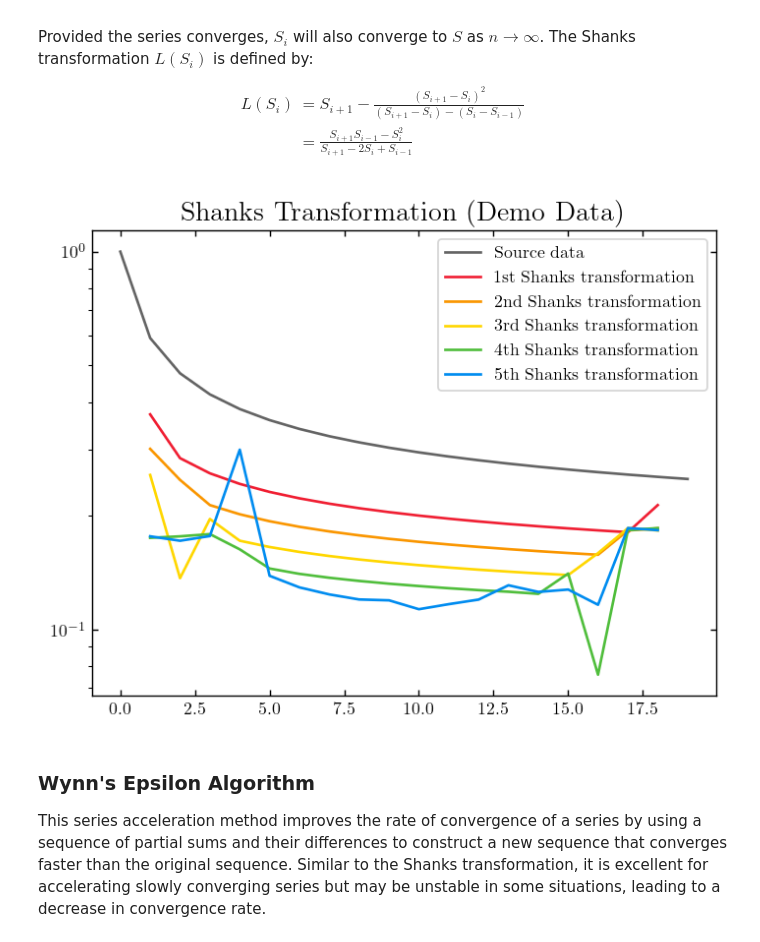
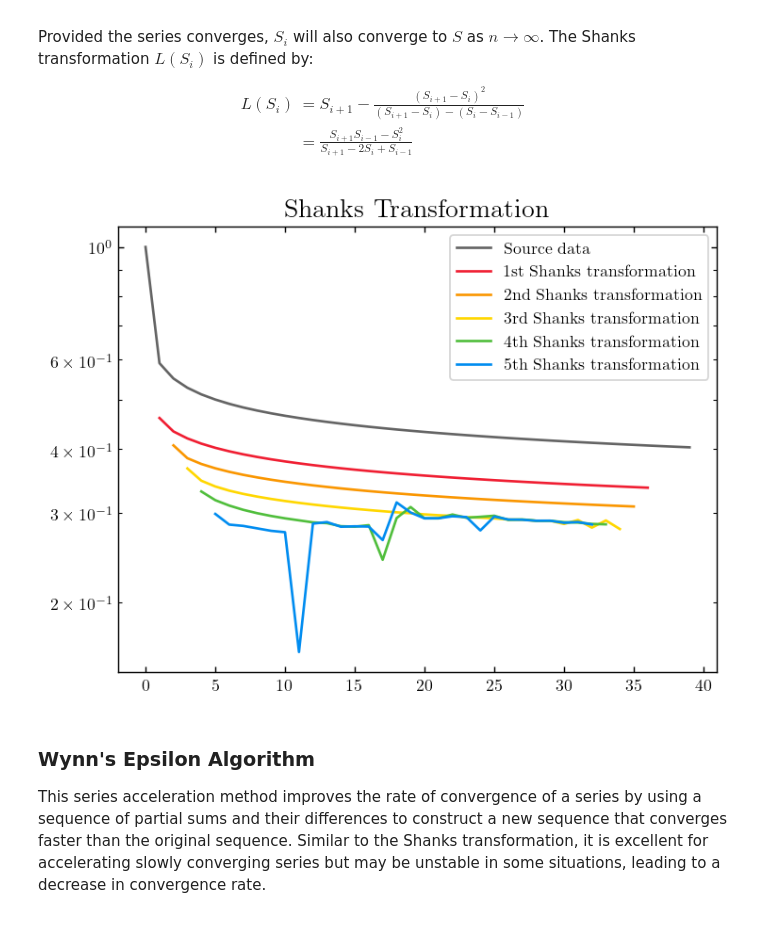
Before and after one commit to Photonico/Computational_Physics_Topics, a Jupyter notebook: Appendix Algorithms and Numerical Methods/Acceleration.ipynb, the cells around one changed output. Drawn from its saved outputs; the diff is of its cells as text; code cells hidden in the pictures.

```diff
--- a/Appendix Algorithms and Numerical Methods/Acceleration.ipynb
+++ b/Appendix Algorithms and Numerical Methods/Acceleration.ipynb
@@ -101,48 +120,48 @@ import numpy as np
 import matplotlib.pyplot as plt
 
 def shanks_transformation_vectorized(data):
-    shifted_left = np.roll(data, -1)
-    shifted_right = np.roll(data, 1)
+    shifted_left = np.pad(data[:-1], (1, 0), mode='constant')
+    shifted_right = np.pad(data[1:], (0, 1), mode='constant')
 
     numerator = data ** 2 - shifted_right * shifted_left
     denominator = 2 * data - shifted_right - shifted_left
 
     transformed_data = np.where((np.arange(len(data)) > 0) & (np.arange(len(data)) < len(data) - 1), numerator / denominator, 0)
 
-    return transformed_data
+    return transformed_data[1:-1]
 
 def apply_shanks_transformations(data, num_iterations):
     return [data := shanks_transformation_vectorized(data) for _ in range(num_iterations+1)]
 
-# Generate a new dataset using the function f(x) = 1/(1+log(x+1))
-X_demo = np.arange(0, 20); Y_demo = 1/(1+np.log(X_demo+1))
+# Generate a new dataset using the function f(x) = 1/(1+log(cbrt(x)+1)) which converges to 0 as x approaches infinity
+X_demo = np.arange(0, 40); Y_demo = 1/(1+np.log(np.cbrt(X_demo)+1))
 
 # Apply Shanks transformations
 num_iterations = 5
 transformed_data_list_demo = apply_shanks_transformations(Y_demo, num_iterations)
 
 # Set up the specified style parameters
 plt.figure(dpi=128)
 params = {"text.usetex": True, "font.family": "serif", "mathtext.fontset": "cm", "axes.titlesize": 16, "axes.labelsize": 14, "figure.facecolor": "w"}
 plt.rcParams.update(params)
-plt.tick_params(direction="in", top=True, right=True, bottom=True, left=True)
+plt.tick_params(direction="in", which="both", top=True, right=True, bottom=True, left=True)
 
 # Plot the new data and Shanks transformations
-plt.title("Shanks Transformation (Demo Data)")
+plt.title("Shanks Transformation")
 plt.plot(X_demo, Y_demo, c="#646464", label="Source data")
 
 colors = ["#F01E32", "#FA9600", "#FFD700", "#50BE3C", "#008CF0", "#8C64F0"]
 labels = ["1st Shanks transformation", "2nd Shanks transformation", "3rd Shanks transformation", "4th Shanks transformation", "5th Shanks transformation", "6th Shanks transformation"]
 
 for i in range(1, num_iterations + 1):
     transformed_data = transformed_data_list_demo[i]
-    plt.plot(X_demo[1:len(transformed_data)-1], transformed_data[1:len(transformed_data)-1], c=colors[i-1], label=labels[i-1])
+    plt.plot(X_demo[i:len(transformed_data)+i], transformed_data, c=colors[i-1], label=labels[i-1])
 
 plt.yscale('log')
 plt.legend(loc="best")
 plt.show()
 # %% [output]
-[figure, old version]
+[figure, new version]
 # %% [markdown]
 ### Wynn's Epsilon Algorithm
 
```
Also changed, not shown: parts of 2 cells of this notebook.
